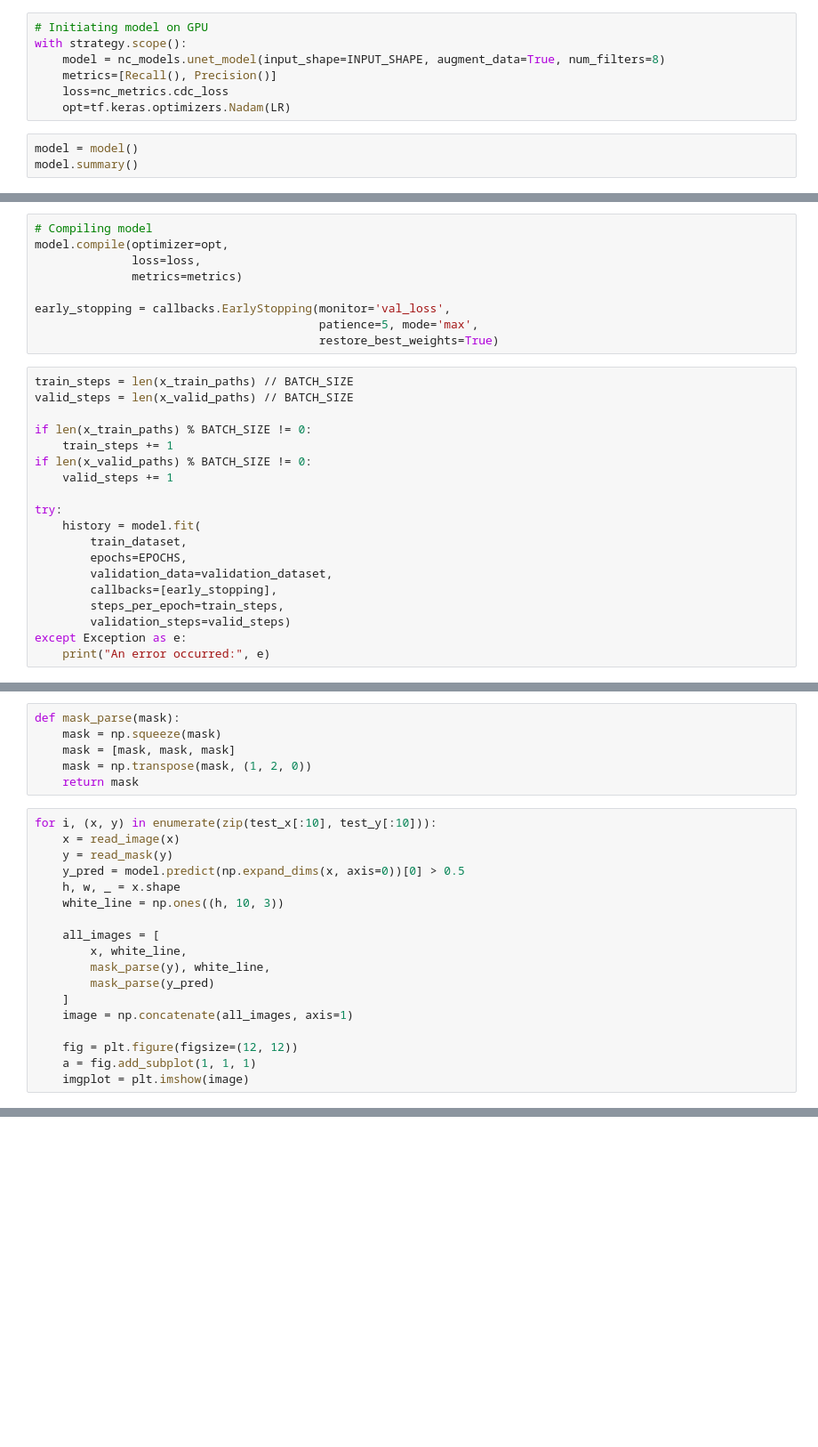
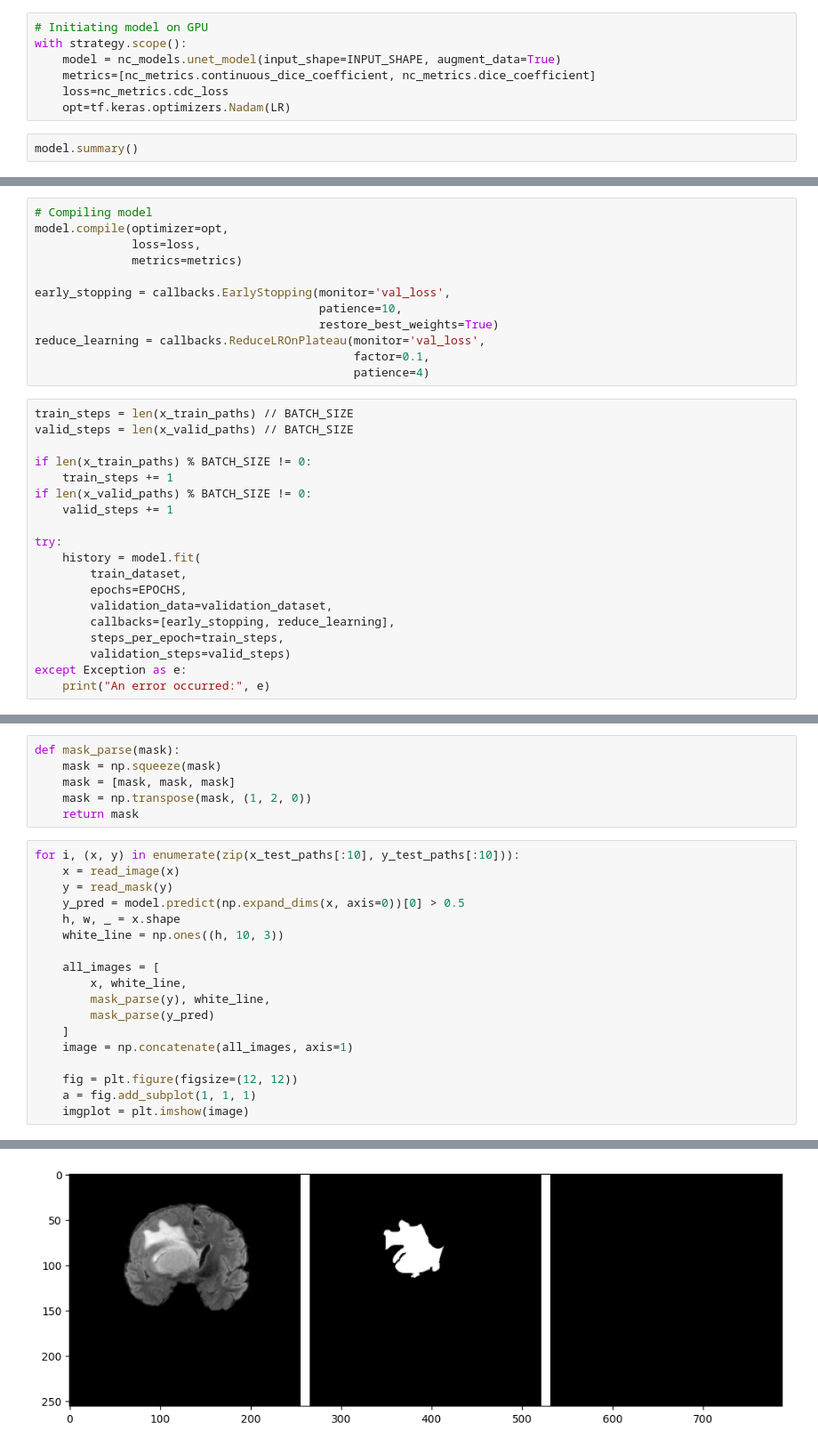
Before and after one commit to cerebralpie/NeuroCovid-Classification, a Jupyter notebook: notebooks/sandbox/pure_unet.ipynb, the cells around one changed output, grey strips where cells are left out. Shown at 89% size. Cells and saved outputs as stored; diff of their text form; blank space fills up the shorter version.

Commit message:
Add densenet + unet model

```diff
--- a/notebooks/sandbox/pure_unet.ipynb
+++ b/notebooks/sandbox/pure_unet.ipynb
@@ -72,10 +65,9 @@ data_aug = nc_utils.get_data_augmentation_pipeline()
 # %%
 # Initiating model on GPU
 with strategy.scope():
-    model = nc_models.unet_model(input_shape=INPUT_SHAPE, augment_data=True, num_filters=8)
-    metrics=[Recall(), Precision()]
+    model = nc_models.unet_model(input_shape=INPUT_SHAPE, augment_data=True)
+    metrics=[nc_metrics.continuous_dice_coefficient, nc_metrics.dice_coefficient]
     loss=nc_metrics.cdc_loss
     opt=tf.keras.optimizers.Nadam(LR)
 # %%
-model = model()
 model.summary()
@@ -86,8 +96,11 @@ model.compile(optimizer=opt,
               metrics=metrics)
 
 early_stopping = callbacks.EarlyStopping(monitor='val_loss',
-                                         patience=5, mode='max',
+                                         patience=10,
                                          restore_best_weights=True)
+reduce_learning = callbacks.ReduceLROnPlateau(monitor='val_loss',
+                                              factor=0.1,
+                                              patience=4)
 # %%
 train_steps = len(x_train_paths) // BATCH_SIZE
 valid_steps = len(x_valid_paths) // BATCH_SIZE
@@ -102,7 +115,7 @@ try:
         train_dataset,
         epochs=EPOCHS,
         validation_data=validation_dataset,
-        callbacks=[early_stopping],
+        callbacks=[early_stopping, reduce_learning],
         steps_per_epoch=train_steps,
         validation_steps=valid_steps)
 except Exception as e:
@@ -136,7 +172,7 @@ def mask_parse(mask):
     mask = np.transpose(mask, (1, 2, 0))
     return mask
 # %%
-for i, (x, y) in enumerate(zip(test_x[:10], test_y[:10])):
+for i, (x, y) in enumerate(zip(x_test_paths[:10], y_test_paths[:10])):
     x = read_image(x)
     y = read_mask(y)
     y_pred = model.predict(np.expand_dims(x, axis=0))[0] > 0.5
@@ -153,3 +189,4 @@ for i, (x, y) in enumerate(zip(test_x[:10], test_y[:10])):
     fig = plt.figure(figsize=(12, 12))
     a = fig.add_subplot(1, 1, 1)
     imgplot = plt.imshow(image)
+# %% [output]
@@ -155,0 +203 @@ for i, (x, y) in enumerate(zip(test_x[:10], test_y[:10])):
+[figure, added]
```
Also changed, not shown: parts of 6 cells of this notebook, 2 other files.
